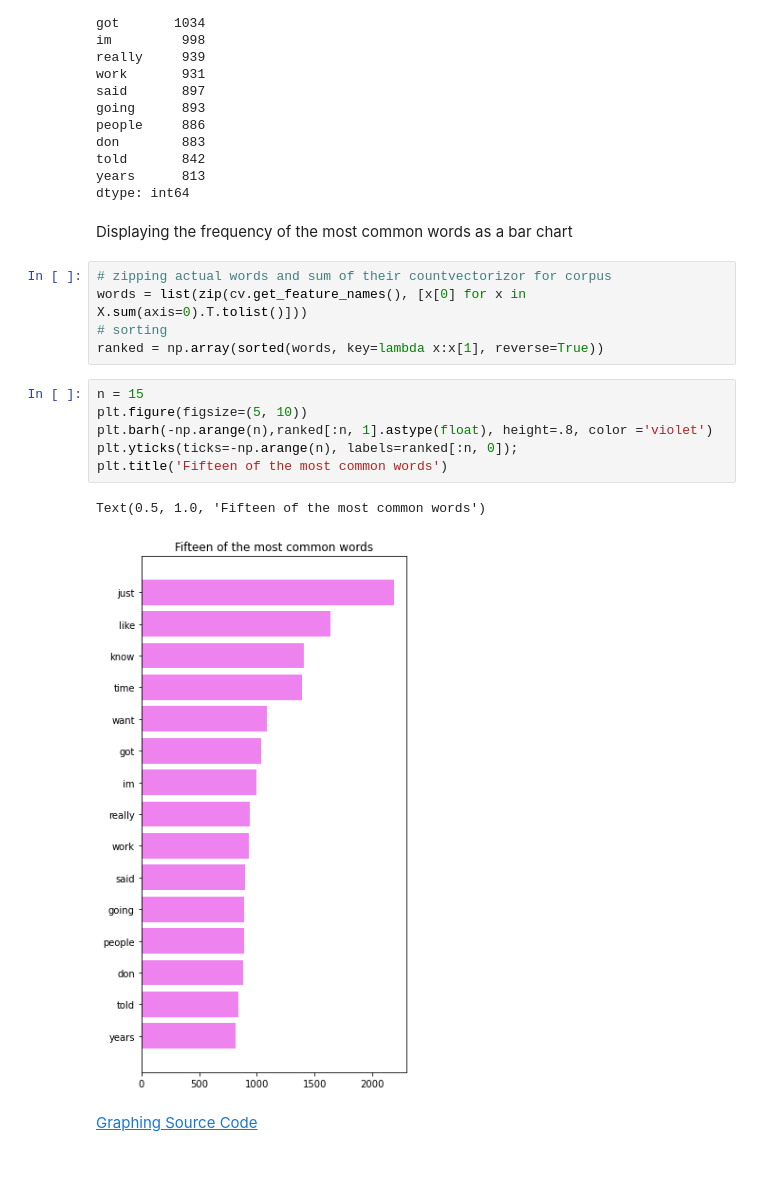
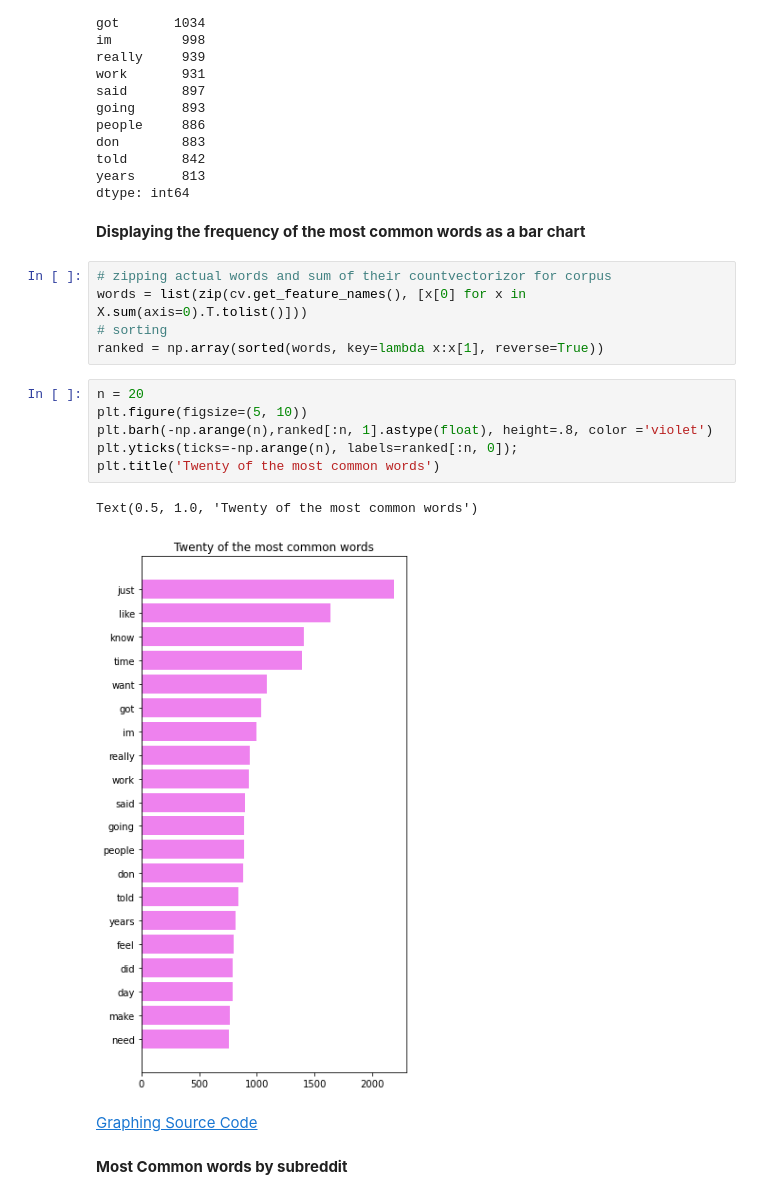
Before and after one commit to akamara05/NLP_reddit_project, a Jupyter notebook: Part 3 EDA.ipynb, the cells around one changed output. Saved outputs shown, nothing was run; the diff lists cells and outputs as text; blank space fills up the shorter version.

```diff
--- a/Part 3 EDA.ipynb
+++ b/Part 3 EDA.ipynb
@@ -183,20 +183,22 @@ told       842
 years      813
 dtype: int64
 # %% [markdown]
-Displaying the frequency of the most common words as a bar chart
+__Displaying the frequency of the most common words as a bar chart__
 # %%
 # zipping actual words and sum of their countvectorizor for corpus
 words = list(zip(cv.get_feature_names(), [x[0] for x in X.sum(axis=0).T.tolist()]))
 # sorting
 ranked = np.array(sorted(words, key=lambda x:x[1], reverse=True))
 # %%
-n = 15
+n = 20
 plt.figure(figsize=(5, 10))
 plt.barh(-np.arange(n),ranked[:n, 1].astype(float), height=.8, color ='violet')
 plt.yticks(ticks=-np.arange(n), labels=ranked[:n, 0]);
-plt.title('Fifteen of the most common words')
+plt.title('Twenty of the most common words')
 # %% [output]
-Text(0.5, 1.0, 'Fifteen of the most common words')
+Text(0.5, 1.0, 'Twenty of the most common words')
-[figure, old version]
+[figure, new version]
 # %% [markdown]
 [Graphing Source Code](https://stackoverflow.com/questions/59340203/how-to-draw-bar-plot-of-30-most-common-words-found-in-fake-news-in-jupyter-noteb)
+# %% [markdown]
+__Most Common words by subreddit__
```
Also changed, not shown: parts of 22 cells of this notebook, 1 other file.
